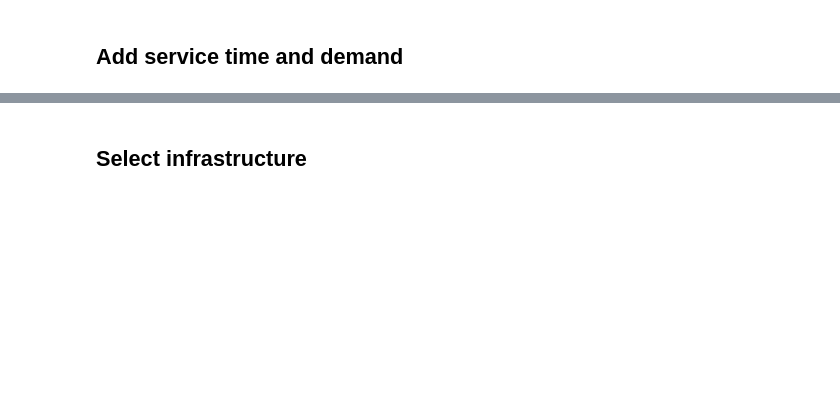
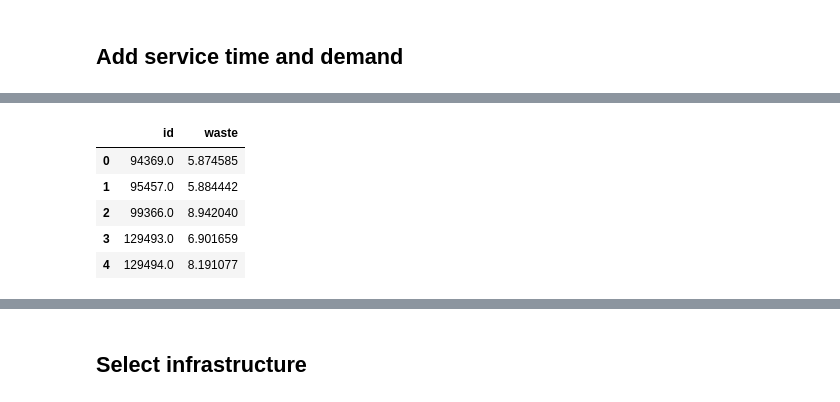
Before and after one commit to WasteLabs/project_rdi_cpt, a Jupyter notebook: notebooks/06_ejwillemse_household_waste_routing.ipynb, the cells around one changed output, grey strips where cells are left out. Saved outputs shown, nothing was run; the diff lists cells and outputs as text; code cells hidden in the pictures; blank space fills up the shorter version.

```diff
--- a/notebooks/06_ejwillemse_household_waste_routing.ipynb
+++ b/notebooks/06_ejwillemse_household_waste_routing.ipynb
@@ -92,0 +81,6 @@ nodes = pd.read_csv(nodes_file)
+# %%
+networkh5_file = "../data/05_model_input/sp_files/road_network_simplified_24645.h"
+test_network = catalog.load("road_network_simplified_24645_edges")
+test_network = test_network.drop(columns=["Unnamed: 0"], errors="ignore")
+test_network_directed = catalog.load("road_network_simplified_24645_edges_directed")
+nodes = catalog.load("road_network_simplified_24645_nodes")
@@ -120,0 +108,8 @@ display('Producers in area: {}'.format(df_producer_geo.shape[0]))
+# %%
+%reload_kedro
+df_producer_geo = catalog.load("population_sample_network_match")
+df_producer_geo = df_producer_geo.merge(
+    test_network[["arc_id", "geom_id", "geom_id_inv", "geom_id_order", "arc_index"]],
+    validate="m:1",
+)
+df_producer_geo["land_use"] = df_producer_geo["mainDwellingType"].fillna("nan")
@@ -121,6 +122,11 @@ display('Producers in area: {}'.format(df_producer_geo.shape[0]))
 # %% [markdown]
 ## Add service time and demand
 # %%
-routing_parameters = pd.read_excel('../routing_parameters/refuse_parameters.xlsx', sheet_name = 'Refuse_P1')
+df_producer_geo_waste = catalog.load("waste_demand_estimate")
+df_producer_geo_waste = df_producer_geo_waste.loc[df_producer_geo_waste["id"] != 0.01]
+df_producer_geo_waste.head()
+routing_parameters = catalog.load(
+    "routing_parameters"
+)  # pd.read_excel('../routing_parameters/refuse_parameters.xlsx', sheet_name = 'Refuse_P1')
 routing_parameters.fillna(0, inplace=True)
-routing_parameters
+# %% [output]
@@ -126,0 +134,6 @@ routing_parameters
+|  | id | waste |
+| 0 | 94369.0 | 5.874585 |
+| 1 | 95457.0 | 5.884442 |
+| 2 | 99366.0 | 8.942040 |
+| 3 | 129493.0 | 6.901659 |
+| 4 | 129494.0 | 8.191077 |
```
Also changed, not shown: parts of 36 cells of this notebook, 4 other files.
